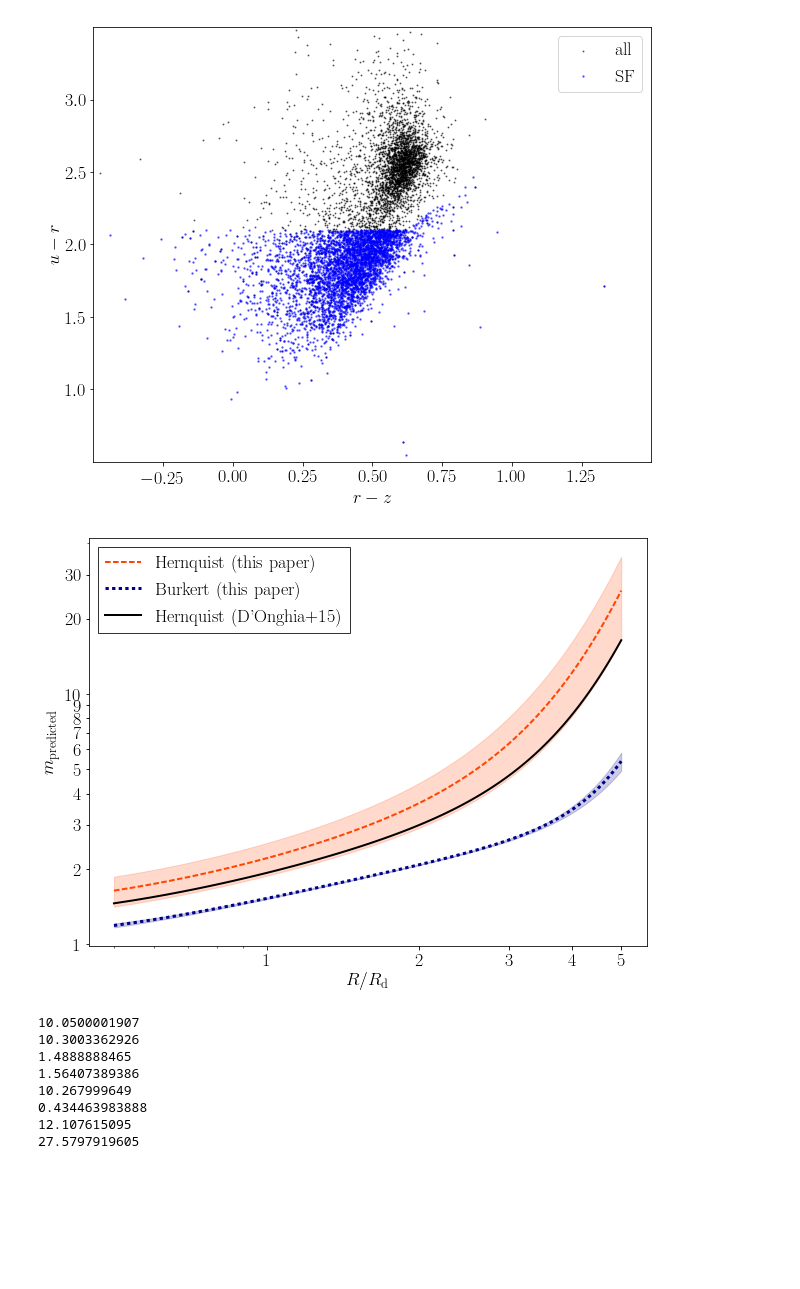
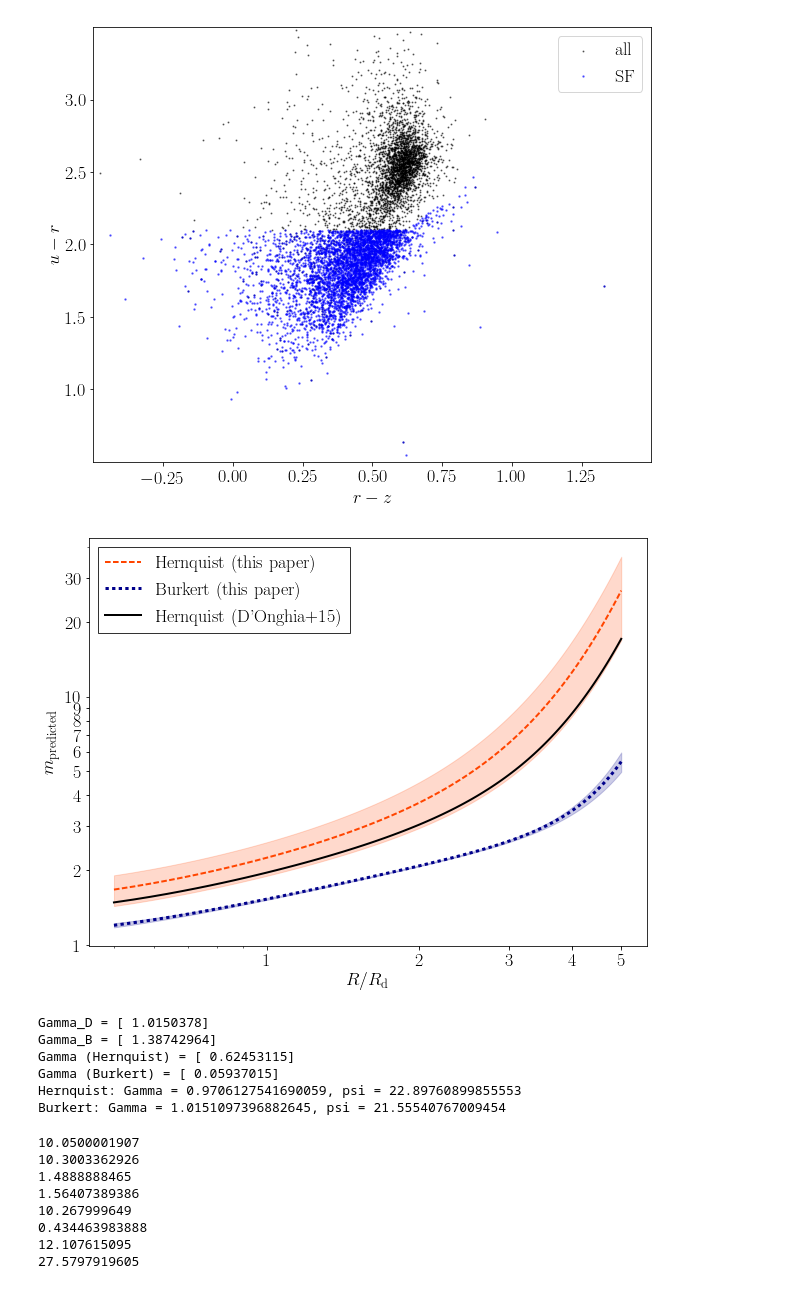
Before and after one commit to RossHart/Donghia_paper, a Jupyter notebook: sampling_and_models.ipynb, the cells around one changed output. Drawn from its saved outputs; the diff is of its cells as text; code cells hidden in the pictures; blank space fills up the shorter version.

```diff
--- a/sampling_and_models.ipynb
+++ b/sampling_and_models.ipynb
@@ -83,6 +83,9 @@ masks.write('fits/masks.fits',overwrite=True)
 + 93351 are mass complete
 [figure]
 # %%
+import imp
+import halo
+imp.reload(halo)
 from halo import TotalHalo
 
 fig = plt.figure(figsize=(10,7.5))
@@ -93,7 +96,7 @@ ax = plt.subplot(111)
 m_b_mw = [4e9] * u.Msun
 delta_m_b_mw = [0] * u.Msun
 
-m_d_mw = [5.6e10] * u.Msun
+m_d_mw = [5.3e10] * u.Msun
 delta_m_d_mw = [0.5e10] * u.Msun
 
 a_b_mw = [0.6] * u.kpc
@@ -111,50 +114,93 @@ delta_m_halo_mw = [0.2] * m_halo_mw
 R_halo_mw = [29.6] * u.kpc
 delta_R_halo_mw = [0.2] * R_halo_mw
 
-d15_halo = TotalHalo(m_b_mw,delta_m_b_mw,m_d_mw,delta_m_d_mw,a_b_mw,
-                     delta_a_b_mw,R_d_mw,delta_R_d_mw,m_hi_mw,delta_m_hi_mw,
-                     m_halo_mw,delta_m_halo_mw,R_halo_mw,delta_R_halo_mw,1,0)
 
 mw_halo = TotalHalo(m_b_mw,delta_m_b_mw,m_d_mw,delta_m_d_mw,a_b_mw,
                     delta_a_b_mw,R_d_mw,delta_R_d_mw,m_hi_mw,delta_m_hi_mw,
                     None,None,None,None,1,0)
 
-#ys = np.linspace(0.25,4,100)
-m_d15 = d15_halo.m_hernquist()
-m_hernquist = mw_halo.m_hernquist()
-m_burkert = mw_halo.m_burkert()
+d15_halo = TotalHalo(m_b_mw,delta_m_b_mw,m_d_mw,delta_m_d_mw,a_b_mw,
+                     delta_a_b_mw,R_d_mw,delta_R_d_mw,m_hi_mw,delta_m_hi_mw,
+                     m_halo_mw,delta_m_halo_mw,R_halo_mw,delta_R_halo_mw,1,0)
+
+ys = np.linspace(0.25,2.5,100)
+m_d15 = d15_halo.m_predicted(ys,halo='hernquist')
+m_hernquist = mw_halo.m_predicted(ys,halo='hernquist')
+m_burkert = mw_halo.m_predicted(ys,halo='burkert')
 ms = [m_hernquist,m_burkert,m_d15]
 
 labels = ('Hernquist (this paper)','Burkert (this paper)',
           "Hernquist (D'Onghia+15)")
 
 colors = ('orangered','darkblue','k')
 linestyles = ('dashed','dotted','solid')
 linewidths = (2,3,2)
 errorbars = (True, True, False)
 
 
 for (m,c,s,w,l,e) in zip(ms,colors,linestyles,linewidths,labels,errorbars):
     _ = ax.plot(m['R']/R_d_mw,m['m'],
                 color=c,lw=w,linestyle=s,label=l)
     if e is True:
         _ = ax.fill_between((m['R']/R_d_mw).data,(m['m']+m['error']).data,
                             (m['m']-m['error']).data,
                             color=c,alpha=0.2,label='_nolegend_')
 
 
 _ = ax.legend(edgecolor='k',fancybox=False,loc='upper left')
 _ = ax.set_xlabel('$R/R_\mathrm{d}$')
 _ = ax.set_ylabel('$m_\mathrm{predicted}$')
 _ = ax.set_xscale('log')
 _ = ax.set_yscale('log')
 
 _ = ax.set_xticks([1,2,3,4,5])
 _ = ax.get_xaxis().set_major_formatter(mpl.ticker.ScalarFormatter())
 _ = ax.set_yticks([1,2,3,4,5,6,7,8,9,10,20,30])
 _ = ax.get_yaxis().set_major_formatter(mpl.ticker.ScalarFormatter())
 
-fig.savefig('figures/milky_way.pdf')
+#fig.savefig('figures/milky_way.pdf')
 # %% [output]
-[figure, old version]
+[figure, new version]
+# %%
+import imp
+import halo
+imp.reload(halo)
+from halo import TotalHalo
+
+mw_halo = TotalHalo(m_b_mw,delta_m_b_mw,m_d_mw,delta_m_d_mw,a_b_mw,
+                    delta_a_b_mw,R_d_mw,delta_R_d_mw,m_hi_mw,delta_m_hi_mw,
+                    None,None,None,None,1,0)
+
+kappa2_disc, omega2_disc = mw_halo.kappa_omega_disc()
+kappa2_bulge, omega2_bulge = mw_halo.kappa_omega_bulge()
+kappa2_hernquist, omega2_hernquist= mw_halo.kappa_omega_halo_hernquist()
+kappa2_burkert, omega2_burkert = mw_halo.kappa_omega_halo_burkert()
+
+def shear(kappa2,omega2):
+    return 2 - kappa2.data/(2*omega2.data)
+
+disc_shear = shear(kappa2_disc,omega2_disc)
+bulge_shear = shear(kappa2_bulge,omega2_bulge)
+hernquist_shear = shear(kappa2_hernquist,omega2_hernquist)
+burkert_shear = shear(kappa2_burkert,omega2_burkert)
+
+print('Gamma_D = {}'.format(disc_shear))
+print('Gamma_B = {}'.format(bulge_shear))
+print('Gamma (Hernquist) = {}'.format(hernquist_shear))
+print('Gamma (Burkert) = {}'.format(burkert_shear))
+
+shear_h = mw_halo.total_shear('hernquist')
+shear_b = mw_halo.total_shear('burkert')
+psi_h = mw_halo.psi_predicted('hernquist')
+psi_b = mw_halo.psi_predicted('burkert')
+print('Hernquist: Gamma = {}, psi = {} \n'
+      'Burkert: Gamma = {}, psi = {}'.format(shear_h.data[0],psi_h.data[0],
+                                             shear_b.data[0],psi_b.data[0]))
+# %% [output]
+Gamma_D = [ 1.0150378]
+Gamma_B = [ 1.38742964]
+Gamma (Hernquist) = [ 0.62453115]
+Gamma (Burkert) = [ 0.05937015]
+Hernquist: Gamma = 0.9706127541690059, psi = 22.89760899855553
+Burkert: Gamma = 1.0151097396882645, psi = 21.55540767009454
 # %%
```
Also changed, not shown: parts of 8 cells of this notebook, 2 other files.
